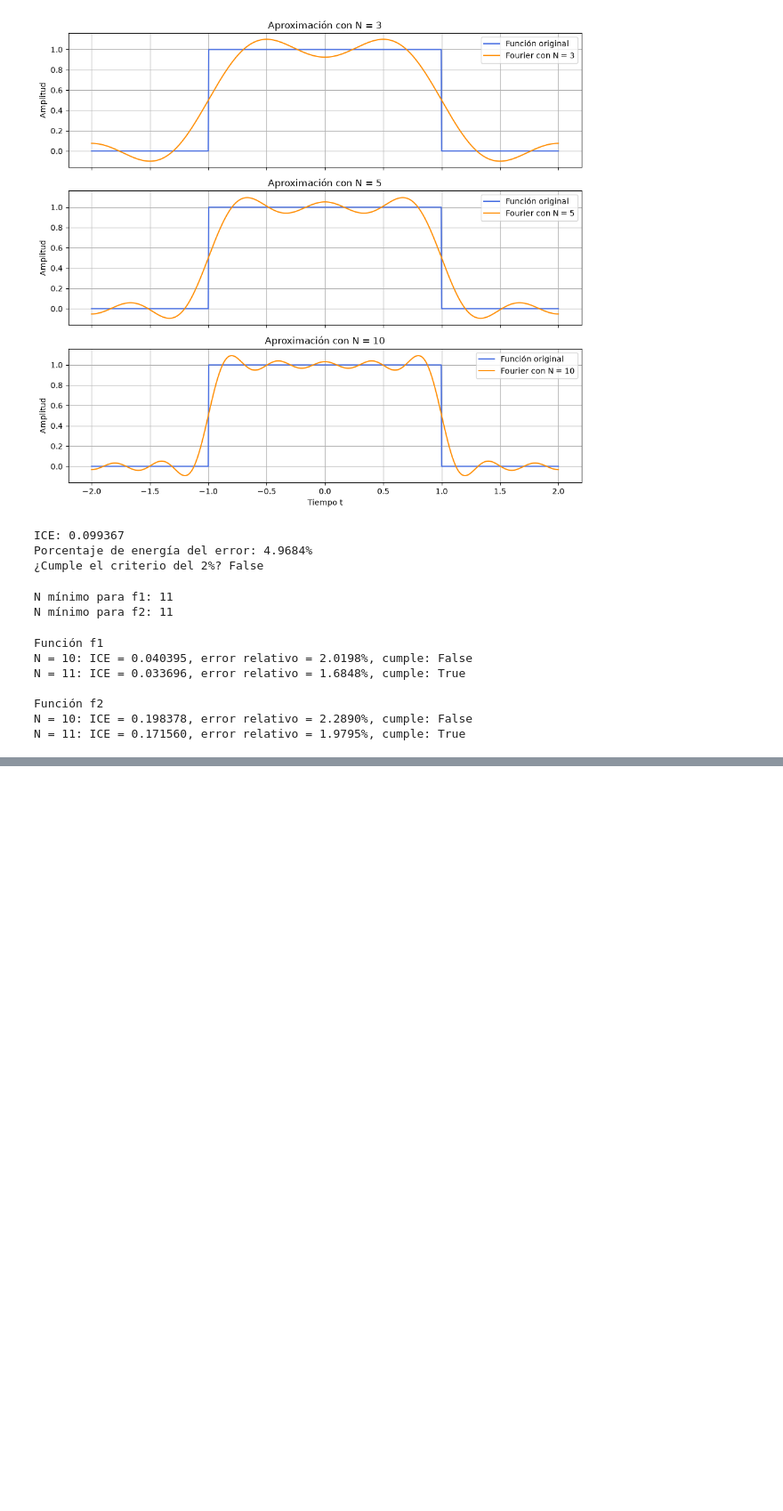
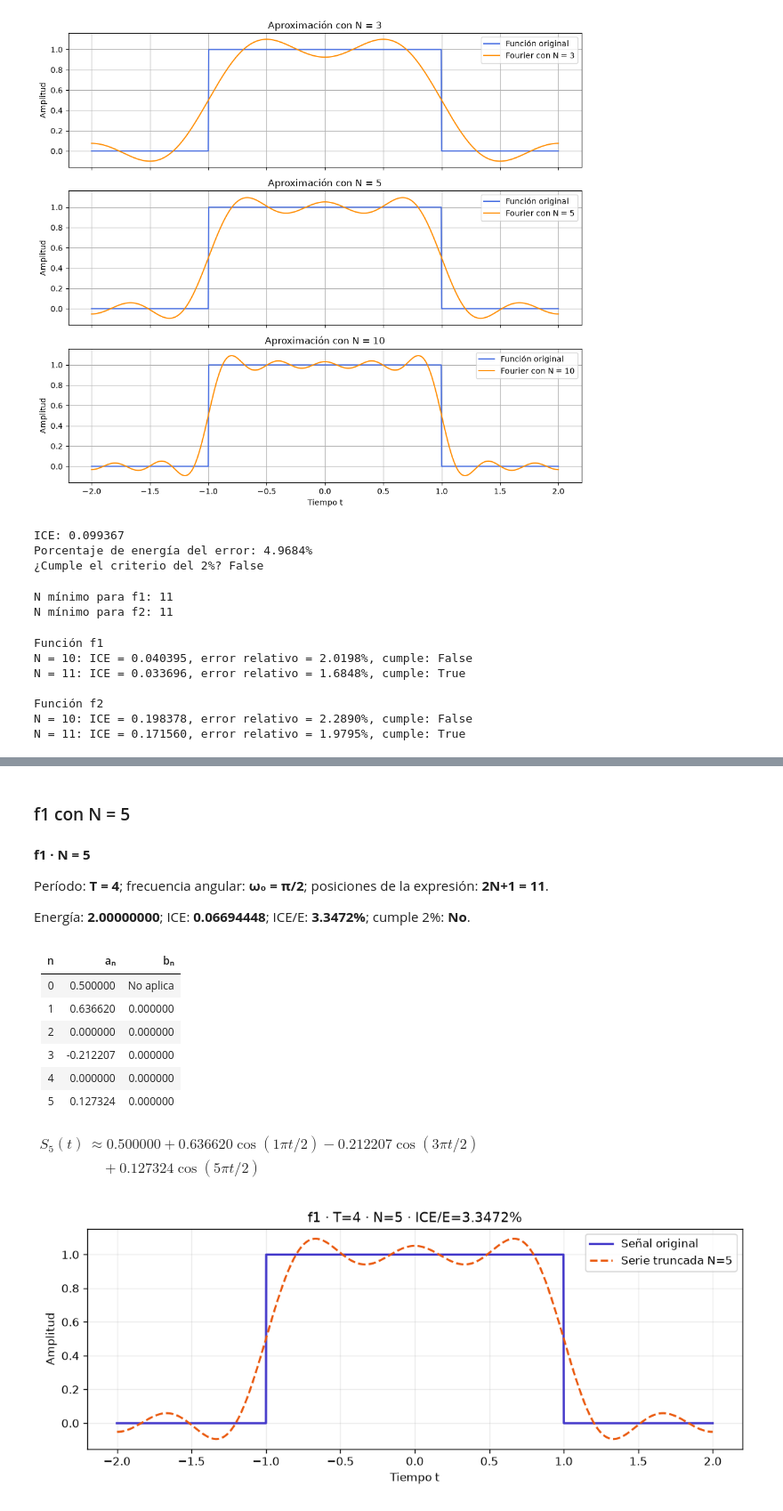
Before and after one commit to TonyPapadopolo/final_proj_mate_6, a Jupyter notebook: notebooks/Parte_A_Fourier.ipynb, the cells around one changed output, grey strips where cells are left out. Shown at 89% size. Saved outputs shown, nothing was run; the diff lists cells and outputs as text; code cells hidden in the pictures; blank space fills up the shorter version.

```diff
--- a/notebooks/Parte_A_Fourier.ipynb
+++ b/notebooks/Parte_A_Fourier.ipynb
@@ -963,0 +1052,20 @@ N = 11: ICE = 0.171560, error relativo = 1.9795%, cumple: True
+# %% [markdown]
+### f1 con N = 5
+# %%
+resultados_casos.append(documentar_caso("f1", funcion_1, funcion_1_periodica, 5))
+# %% [output]
+**f1 · N = 5**
+
+Período: **T = 4**; frecuencia angular: **ω₀ = π/2**; posiciones de la expresión: **2N+1 = 11**.
+
+Energía: **2.00000000**; ICE: **0.06694448**; ICE/E: **3.3472%**; cumple 2%: **No**.
+| n | aₙ | bₙ |
+|---:|---:|---:|
+| 0 | 0.500000 | No aplica |
+| 1 | 0.636620 | 0.000000 |
+| 2 | 0.000000 | 0.000000 |
+| 3 | -0.212207 | 0.000000 |
+| 4 | 0.000000 | 0.000000 |
+| 5 | 0.127324 | 0.000000 |
+$\displaystyle \begin{aligned}S_{5}(t) &\approx 0.500000+0.636620\cos(1\pi t/2)-0.212207\cos(3\pi t/2)\\ &\quad +0.127324\cos(5\pi t/2)\end{aligned}$
+[figure, added]
```
Also changed, not shown: parts of 18 cells of this notebook.
